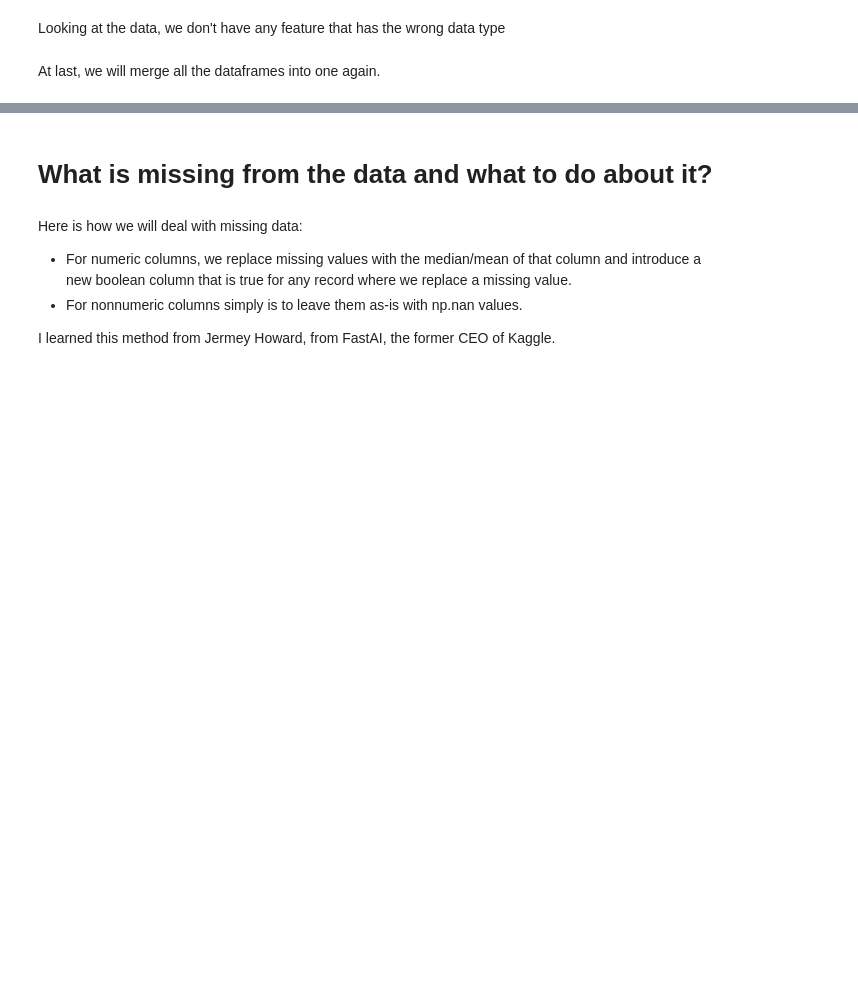
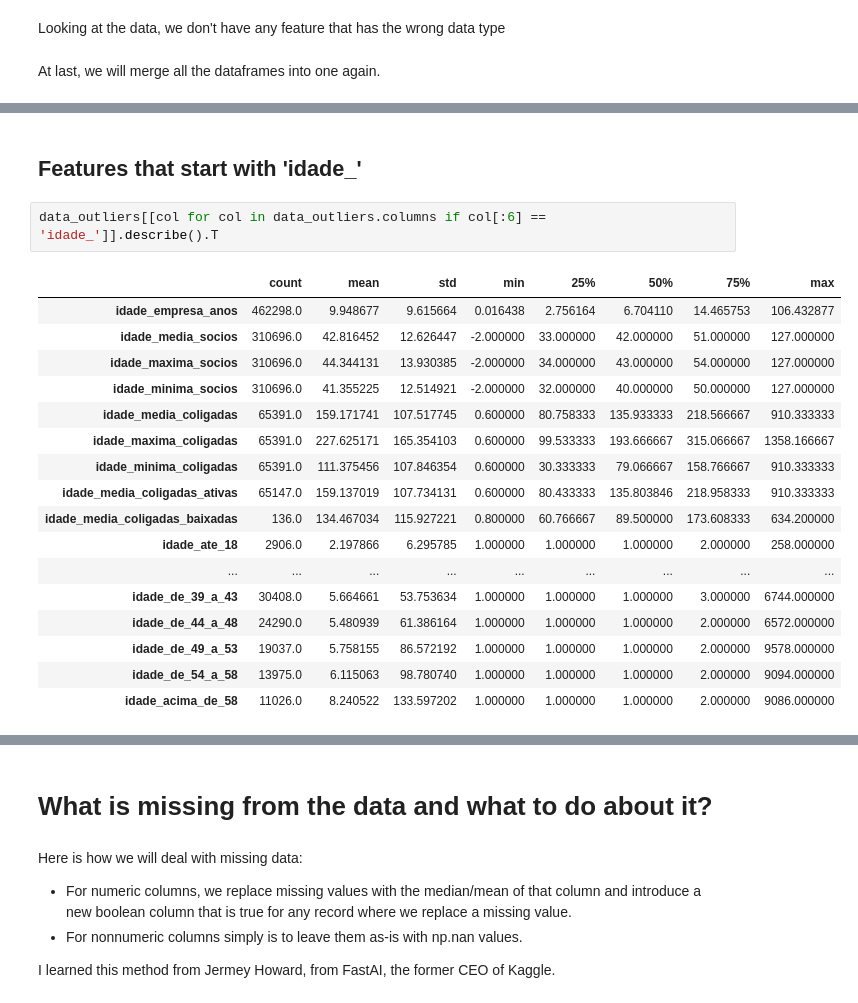
Before and after one commit to luizfdflores/clients_recommendation_streamlit, a Jupyter notebook: notebooks/EDA - Market.ipynb, the cells around one changed output, grey strips where cells are left out. Cells and saved outputs as stored; diff of their text form; blank space fills up the shorter version.

```diff
--- a/notebooks/EDA - Market.ipynb
+++ b/notebooks/EDA - Market.ipynb
@@ -243,0 +269,22 @@ data_tipos = pd.concat(dfs,axis=1)
+# %% [markdown]
+## Features that start with 'idade_'
+# %%
+data_outliers[[col for col in data_outliers.columns if col[:6] == 'idade_']].describe().T
+# %% [output]
+|  | count | mean | std | min | 25% | 50% | 75% | max |
+| idade_empresa_anos | 462298.0 | 9.948677 | 9.615664 | 0.016438 | 2.756164 | 6.704110 | 14.465753 | 106.432877 |
+| idade_media_socios | 310696.0 | 42.816452 | 12.626447 | -2.000000 | 33.000000 | 42.000000 | 51.000000 | 127.000000 |
+| idade_maxima_socios | 310696.0 | 44.344131 | 13.930385 | -2.000000 | 34.000000 | 43.000000 | 54.000000 | 127.000000 |
+| idade_minima_socios | 310696.0 | 41.355225 | 12.514921 | -2.000000 | 32.000000 | 40.000000 | 50.000000 | 127.000000 |
+| idade_media_coligadas | 65391.0 | 159.171741 | 107.517745 | 0.600000 | 80.758333 | 135.933333 | 218.566667 | 910.333333 |
+| idade_maxima_coligadas | 65391.0 | 227.625171 | 165.354103 | 0.600000 | 99.533333 | 193.666667 | 315.066667 | 1358.166667 |
+| idade_minima_coligadas | 65391.0 | 111.375456 | 107.846354 | 0.600000 | 30.333333 | 79.066667 | 158.766667 | 910.333333 |
+| idade_media_coligadas_ativas | 65147.0 | 159.137019 | 107.734131 | 0.600000 | 80.433333 | 135.803846 | 218.958333 | 910.333333 |
+| idade_media_coligadas_baixadas | 136.0 | 134.467034 | 115.927221 | 0.800000 | 60.766667 | 89.500000 | 173.608333 | 634.200000 |
+| idade_ate_18 | 2906.0 | 2.197866 | 6.295785 | 1.000000 | 1.000000 | 1.000000 | 2.000000 | 258.000000 |
+| ... | ... | ... | ... | ... | ... | ... | ... | ... |
+| idade_de_39_a_43 | 30408.0 | 5.664661 | 53.753634 | 1.000000 | 1.000000 | 1.000000 | 3.000000 | 6744.000000 |
+| idade_de_44_a_48 | 24290.0 | 5.480939 | 61.386164 | 1.000000 | 1.000000 | 1.000000 | 2.000000 | 6572.000000 |
+| idade_de_49_a_53 | 19037.0 | 5.758155 | 86.572192 | 1.000000 | 1.000000 | 1.000000 | 2.000000 | 9578.000000 |
+| idade_de_54_a_58 | 13975.0 | 6.115063 | 98.780740 | 1.000000 | 1.000000 | 1.000000 | 2.000000 | 9094.000000 |
+| idade_acima_de_58 | 11026.0 | 8.240522 | 133.597202 | 1.000000 | 1.000000 | 1.000000 | 2.000000 | 9086.000000 |
```
Also changed, not shown: parts of 88 cells of this notebook.
